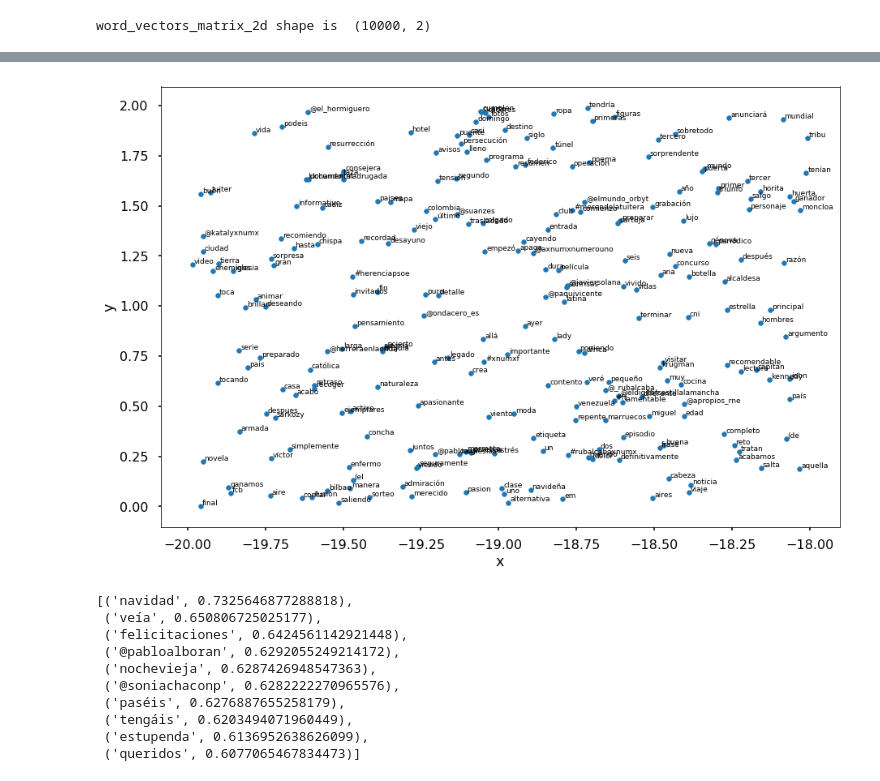
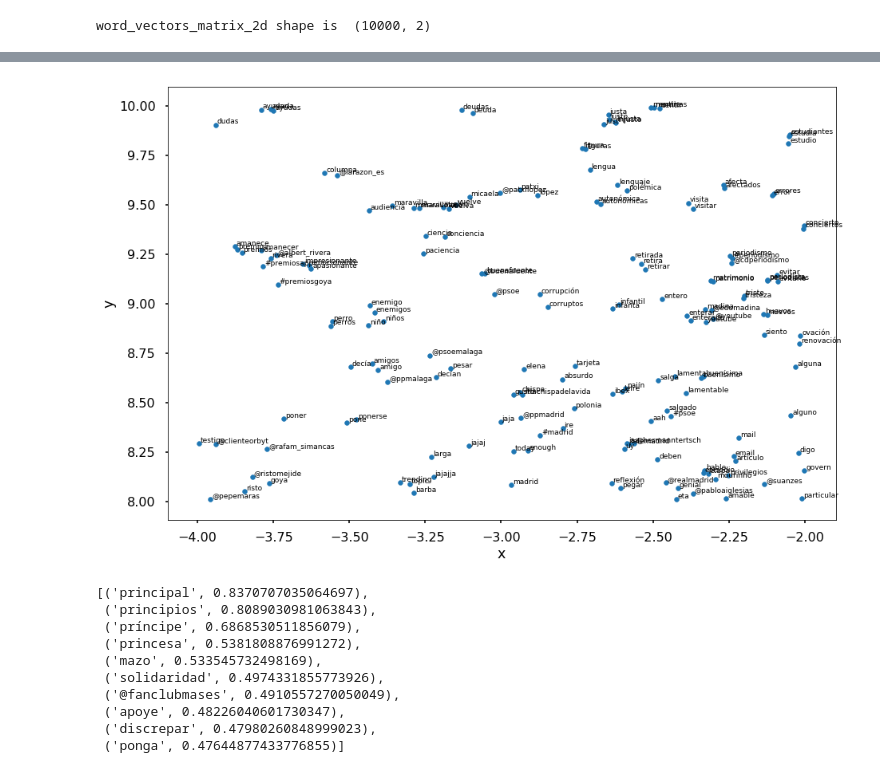
Before and after one commit to spartanjoax/SentimientosProfundos, a Jupyter notebook: Vectorizacion Gensim.ipynb, the cells around one changed output, grey strips where cells are left out. Drawn from its saved outputs; the diff is of its cells as text; code cells hidden in the pictures.

```diff
--- a/Vectorizacion Gensim.ipynb
+++ b/Vectorizacion Gensim.ipynb
@@ -105,29 +106,29 @@ points.plot.scatter("x", "y", s=10, figsize=(20, 12))
 # %%
 def plot_region (x_bounds, y_bounds):
     slice = points[
         (x_bounds[0] <= points.x) &
         (points.x <= x_bounds[1]) &
         (y_bounds[0] <= points.y) &
         (points.y <= y_bounds[1])
     ]
 
     ax = slice.plot.scatter("x", "y", s=35, figsize=(15, 10))
     for i, point in slice.iterrows():
         ax.text(point.x + 0.005, point.y + 0.005, point.word, fontsize=9)
 
-plot_region(x_bounds=(-20, -18), y_bounds=(0, 2))
+plot_region(x_bounds=(-4, -2), y_bounds=(8, 10))
 # %% [output]
-[figure, old version]
+[figure, new version]
 # %%
-modelo.most_similar("feliz")
+modelo.wv.most_similar("principe")
 # %% [output]
-[('navidad', 0.7325646877288818),
- ('veía', 0.650806725025177),
- ('felicitaciones', 0.6424561142921448),
- ('@pabloalboran', 0.6292055249214172),
- ('nochevieja', 0.6287426948547363),
- ('@soniachaconp', 0.6282222270965576),
- ('paséis', 0.6276887655258179),
- ('tengáis', 0.6203494071960449),
- ('estupenda', 0.6136952638626099),
- ('queridos', 0.6077065467834473)]
+[('principal', 0.8370707035064697),
+ ('principios', 0.8089030981063843),
+ ('príncipe', 0.6868530511856079),
+ ('princesa', 0.5381808876991272),
+ ('mazo', 0.533545732498169),
+ ('solidaridad', 0.4974331855773926),
+ ('@fanclubmases', 0.4910557270050049),
+ ('apoye', 0.48226040601730347),
+ ('discrepar', 0.47980260848999023),
+ ('ponga', 0.47644877433776855)]
```
Also changed, not shown: parts of 5 cells of this notebook, 7 other files.
